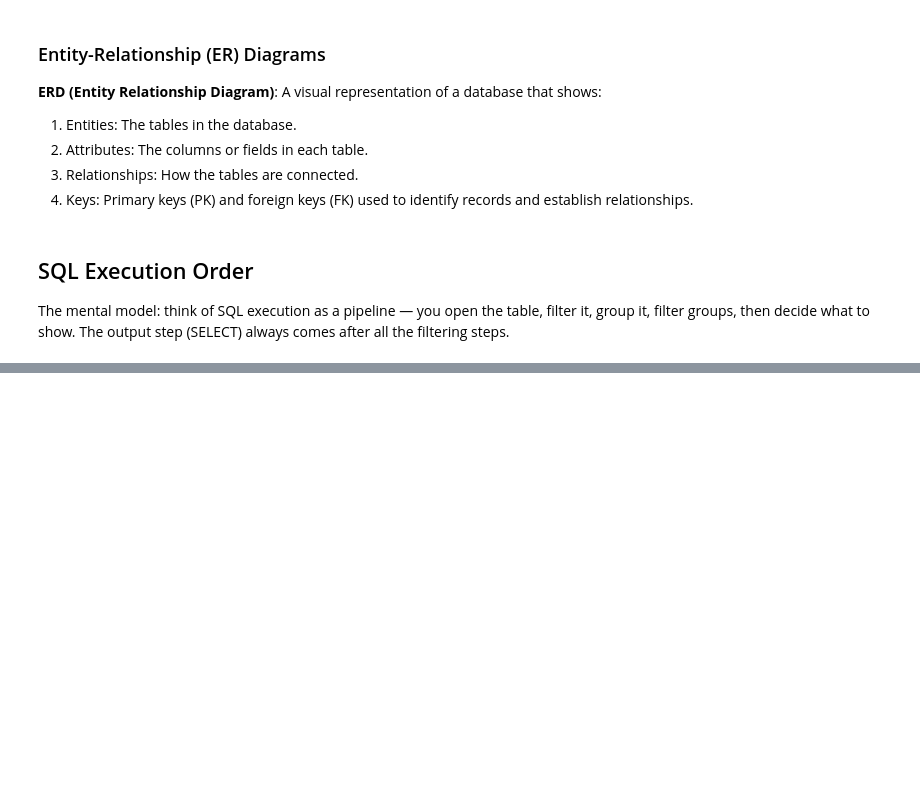
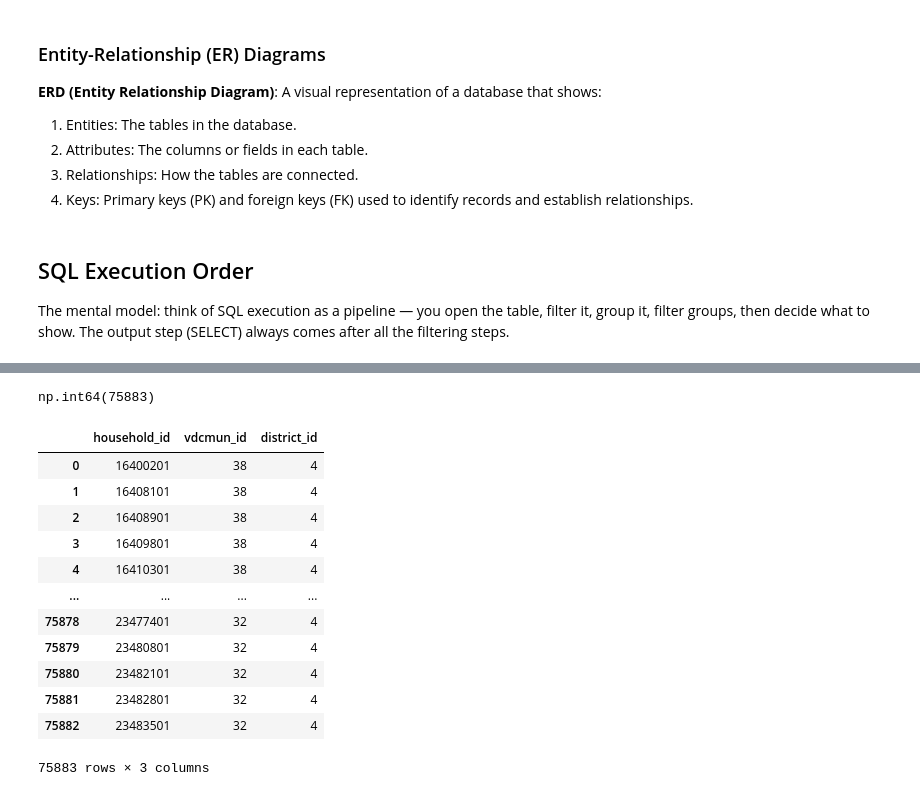
Before and after one commit to G-Gakii/Earthquake_damage_in_nepal_prediction, a Jupyter notebook: notebook/01_data_cleaning.ipynb, the cells around one changed output, grey strips where cells are left out. Saved outputs shown, nothing was run; the diff lists cells and outputs as text; code cells hidden in the pictures; blank space fills up the shorter version.

```diff
--- a/notebook/01_data_cleaning.ipynb
+++ b/notebook/01_data_cleaning.ipynb
@@ -186,0 +319,2 @@ The mental model: think of SQL execution as a pipeline — you open the table, f
+# %%
+pd.set_option('display.max_columns',None)
@@ -186,0 +407,33 @@ The mental model: think of SQL execution as a pipeline — you open the table, f
+# %%
+q="""
+    SELECT COUNT(*) as count
+    FROM read_csv_auto('../data/id_map.csv')
+    WHERE district_id =4
+"""
+gorkha_count_duckdb =duckdb.sql(q).fetchdf()
+gorkha_count_duckdb.loc[0,'count']
+# %% [output]
+np.int64(75883)
+# %%
+q="""
+SELECT * EXCLUDE (building_id)
+FROM read_csv_auto('../data/id_map.csv')
+WHERE district_id = 4;
+
+
+"""
+duckdb.sql(q).fetchdf()
+# %% [output]
+|  | household_id | vdcmun_id | district_id |
+| 0 | 16400201 | 38 | 4 |
+| 1 | 16408101 | 38 | 4 |
+| 2 | 16408901 | 38 | 4 |
+| 3 | 16409801 | 38 | 4 |
+| 4 | 16410301 | 38 | 4 |
+| ... | ... | ... | ... |
+| 75878 | 23477401 | 32 | 4 |
+| 75879 | 23480801 | 32 | 4 |
+| 75880 | 23482101 | 32 | 4 |
+| 75881 | 23482801 | 32 | 4 |
+| 75882 | 23483501 | 32 | 4 |
+75883 rows × 3 columns
```
Also changed, not shown: parts of 18 cells of this notebook, 5 other files.
